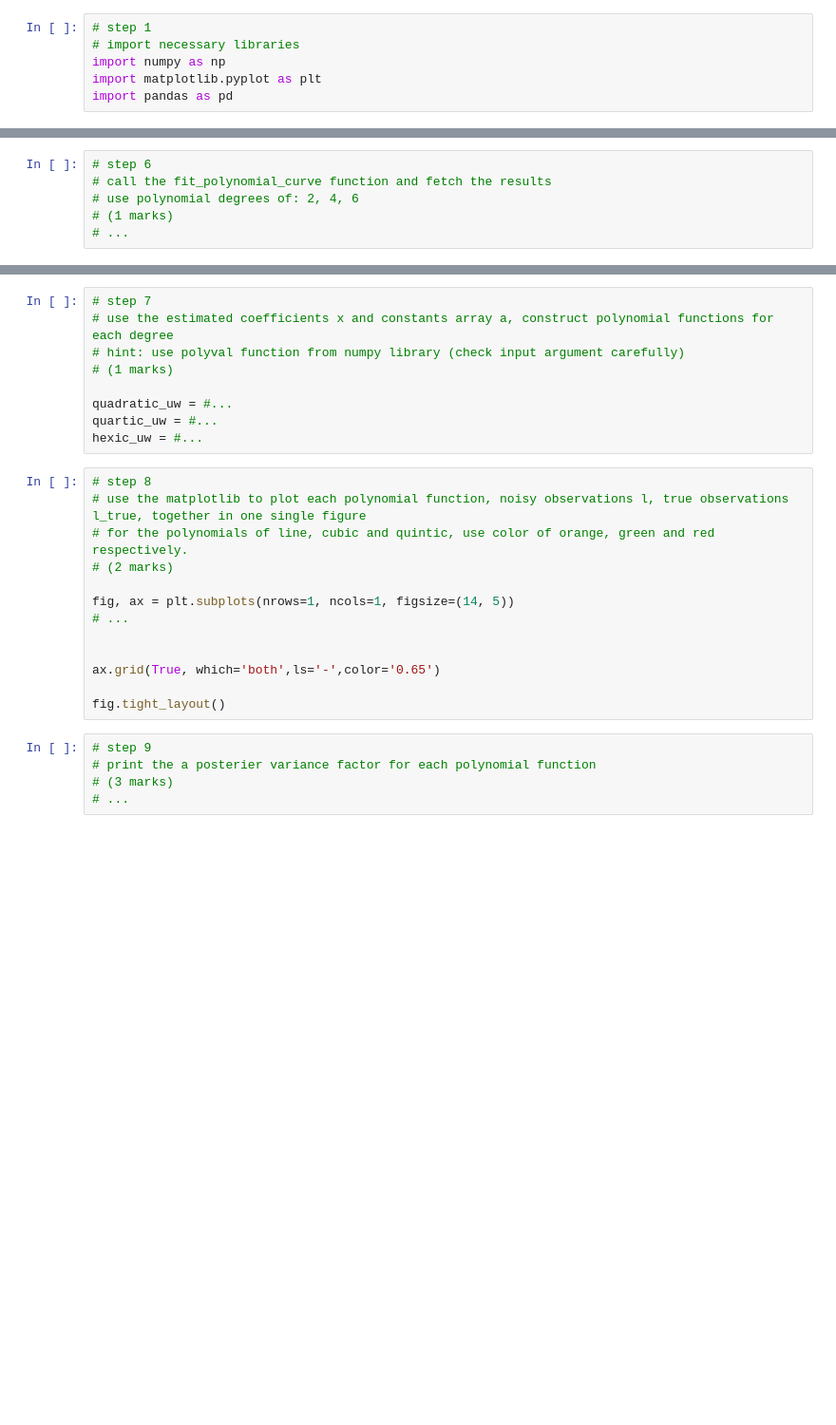
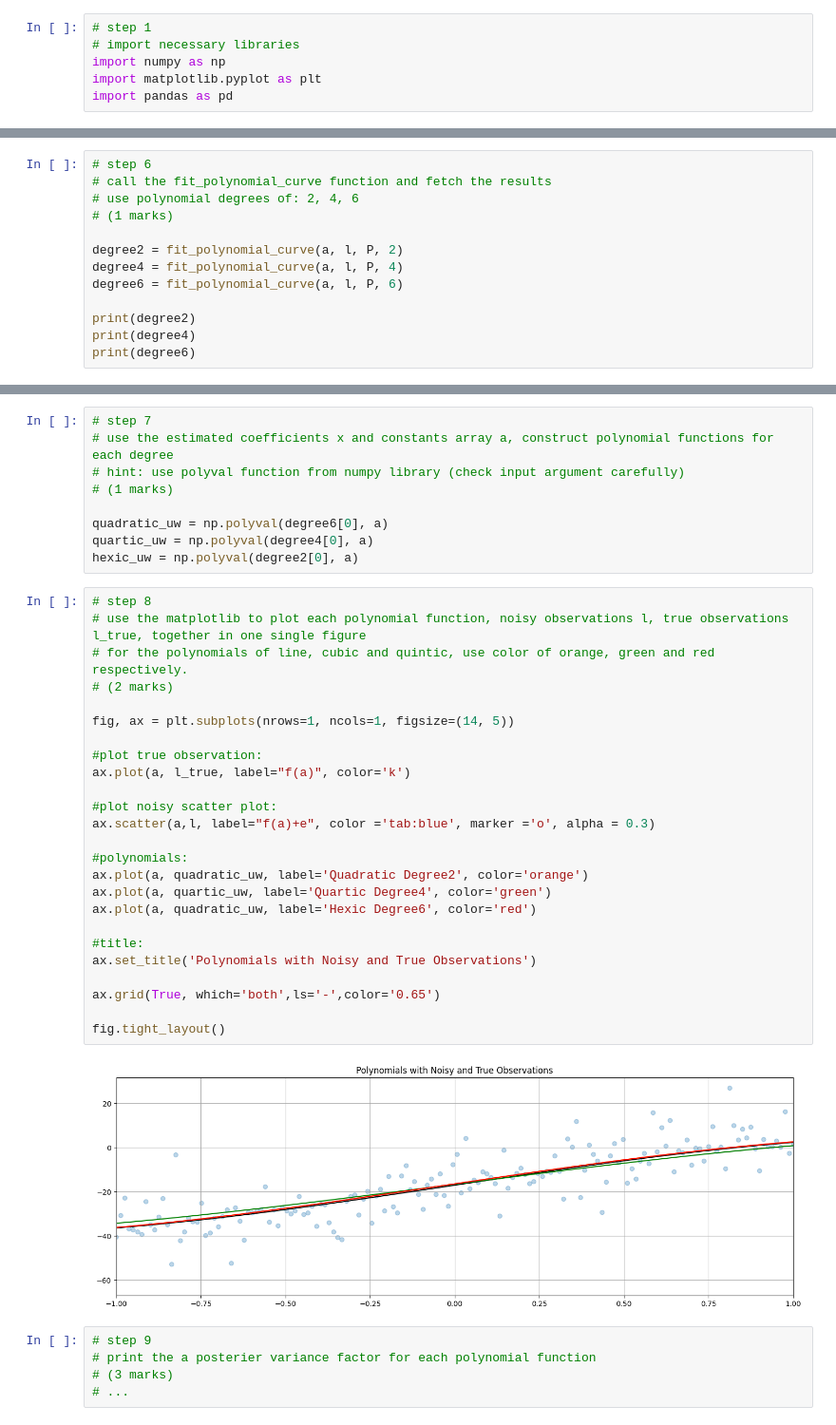
Before and after one commit to hannaginther/ENGG680_2025_Fall, a Jupyter notebook: Lab_Assignment1/Assignment1.ipynb, the cells around one changed output, grey strips where cells are left out. Shown at 95% size. Drawn from its saved outputs; the diff is of its cells as text; blank space fills up the shorter version.

```diff
--- a/Lab_Assignment1/Assignment1.ipynb
+++ b/Lab_Assignment1/Assignment1.ipynb
@@ -677,4 +724,11 @@ def fit_polynomial_curve(a: np.ndarray, l: np.ndarray, P: np.ndarray, deg: int)
 # call the fit_polynomial_curve function and fetch the results
 # use polynomial degrees of: 2, 4, 6
 # (1 marks)
-# ...
+
+degree2 = fit_polynomial_curve(a, l, P, 2)
+degree4 = fit_polynomial_curve(a, l, P, 4)
+degree6 = fit_polynomial_curve(a, l, P, 6)
+
+print(degree2)
+print(degree4)
+print(degree6)
@@ -684,22 +756,36 @@ def fit_polynomial_curve(a: np.ndarray, l: np.ndarray, P: np.ndarray, deg: int)
 # hint: use polyval function from numpy library (check input argument carefully)
 # (1 marks)
 
-quadratic_uw = #...
-quartic_uw = #...
-hexic_uw = #...
+quadratic_uw = np.polyval(degree6[0], a)
+quartic_uw = np.polyval(degree4[0], a)
+hexic_uw = np.polyval(degree2[0], a)
 # %%
 # step 8
 # use the matplotlib to plot each polynomial function, noisy observations l, true observations l_true, together in one single figure
 # for the polynomials of line, cubic and quintic, use color of orange, green and red respectively.
 # (2 marks)
 
 fig, ax = plt.subplots(nrows=1, ncols=1, figsize=(14, 5))
-# ...
 
+#plot true observation:
+ax.plot(a, l_true, label="f(a)", color='k')
+
+#plot noisy scatter plot:
+ax.scatter(a,l, label="f(a)+e", color ='tab:blue', marker ='o', alpha = 0.3)
+
+#polynomials:
+ax.plot(a, quadratic_uw, label='Quadratic Degree2', color='orange')
+ax.plot(a, quartic_uw, label='Quartic Degree4', color='green')
+ax.plot(a, quadratic_uw, label='Hexic Degree6', color='red')
+
+#title:
+ax.set_title('Polynomials with Noisy and True Observations')
 
 ax.grid(True, which='both',ls='-',color='0.65')
 
 fig.tight_layout()
+# %% [output]
+[figure, added]
 # %%
 # step 9
 # print the a posterier variance factor for each polynomial function
```
Also changed, not shown: parts of 14 cells of this notebook.
